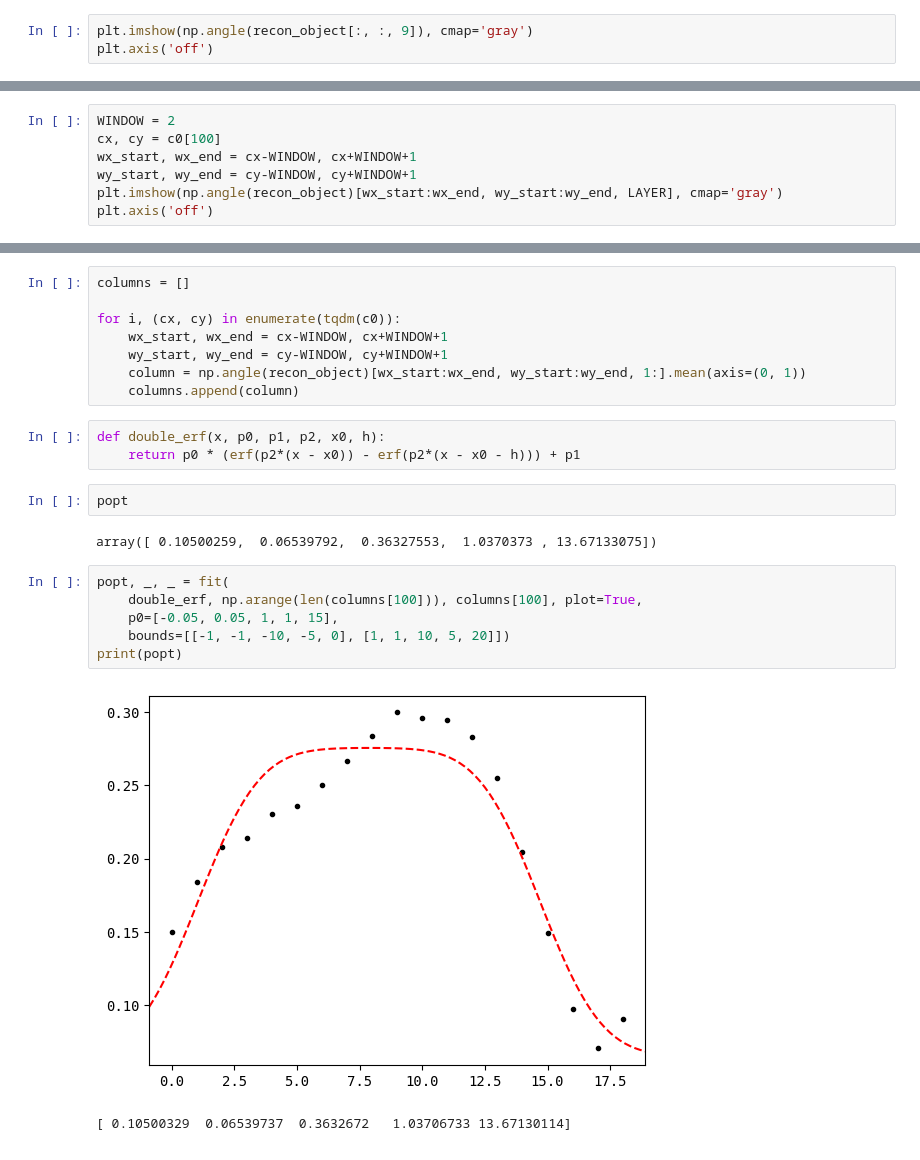
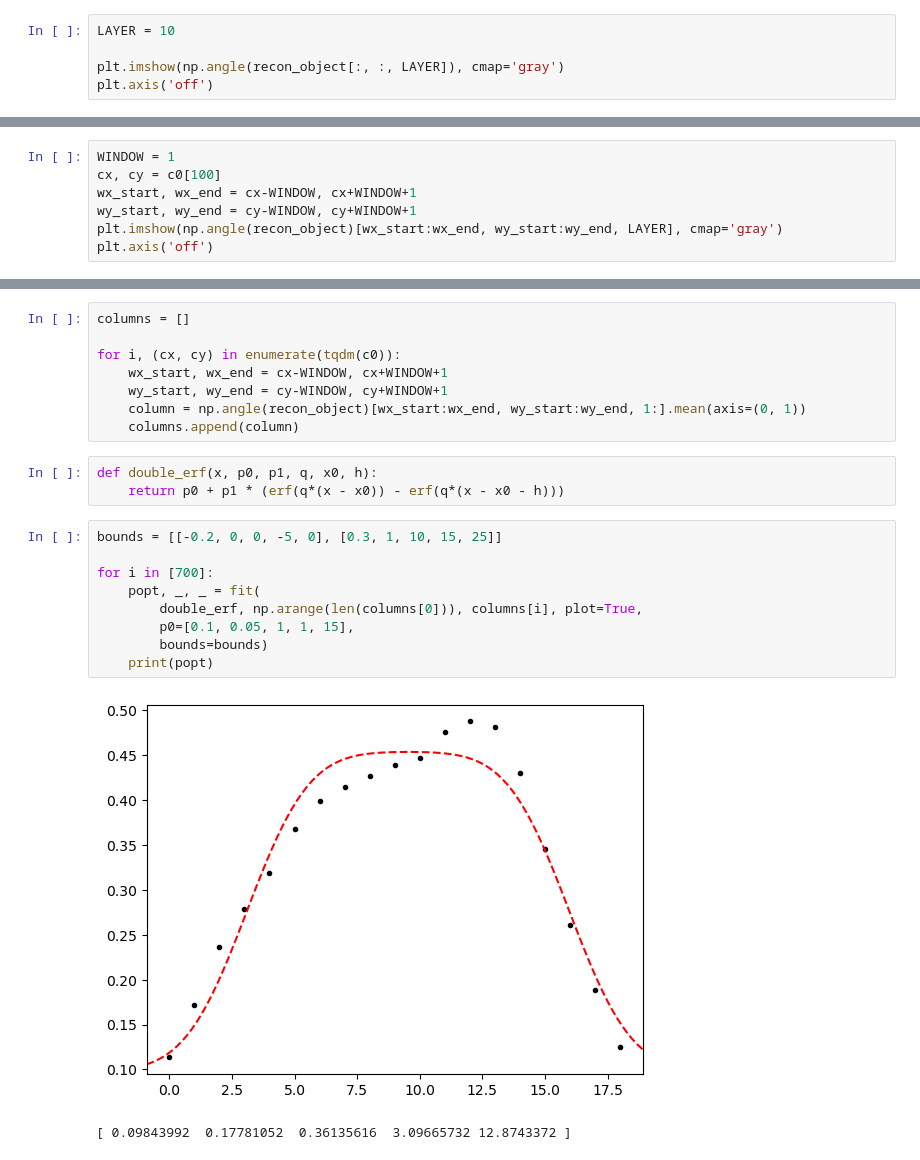
Before and after one commit to c-sooyoung/lemon-sandbox, a Jupyter notebook: 260721-atomic-column-thickness/260721.ipynb, the cells around one changed output, grey strips where cells are left out. Drawn from its saved outputs; the diff is of its cells as text.

```diff
--- a/260721-atomic-column-thickness/260721.ipynb
+++ b/260721-atomic-column-thickness/260721.ipynb
@@ -55,5 +49,7 @@ recon_object = target['object'][roix, roiy]
 # %%
-plt.imshow(np.angle(recon_object[:, :, 9]), cmap='gray')
+LAYER = 10
+
+plt.imshow(np.angle(recon_object[:, :, LAYER]), cmap='gray')
 plt.axis('off')
 # %% [output]
 (np.float64(-0.5), np.float64(572.5), np.float64(572.5), np.float64(-0.5))
@@ -102,7 +96,7 @@ print(f'{c0.shape[0]} columns found')
 # plt.show()
 # print(f'Refined columns')
 # %%
-WINDOW = 2
+WINDOW = 1
 cx, cy = c0[100]
 wx_start, wx_end = cx-WINDOW, cx+WINDOW+1
 wy_start, wy_end = cy-WINDOW, cy+WINDOW+1
@@ -119,22 +113,21 @@ for i, (cx, cy) in enumerate(tqdm(c0)):
     wy_start, wy_end = cy-WINDOW, cy+WINDOW+1
     column = np.angle(recon_object)[wx_start:wx_end, wy_start:wy_end, 1:].mean(axis=(0, 1))
     columns.append(column)
-# %%
-def double_erf(x, p0, p1, p2, x0, h):
-    return p0 * (erf(p2*(x - x0)) - erf(p2*(x - x0 - h))) + p1
-# %%
-popt
-# %% [output]
-array([ 0.10500259,  0.06539792,  0.36327553,  1.0370373 , 13.67133075])
+# %%
+def double_erf(x, p0, p1, q, x0, h):
+    return p0 + p1 * (erf(q*(x - x0)) - erf(q*(x - x0 - h)))
 # %%
-popt, _, _ = fit(
-    double_erf, np.arange(len(columns[100])), columns[100], plot=True,
-    p0=[-0.05, 0.05, 1, 1, 15],
-    bounds=[[-1, -1, -10, -5, 0], [1, 1, 10, 5, 20]])
-print(popt)
+bounds = [[-0.2, 0, 0, -5, 0], [0.3, 1, 10, 15, 25]]
+
+for i in [700]:
+    popt, _, _ = fit(
+        double_erf, np.arange(len(columns[0])), columns[i], plot=True,
+        p0=[0.1, 0.05, 1, 1, 15],
+        bounds=bounds)
+    print(popt)
 # %% [output]
-[figure, old version]
+[figure, new version]
-[ 0.10500329  0.06539737  0.3632672   1.03706733 13.67130114]
+[ 0.09843992  0.17781052  0.36135616  3.09665732 12.8743372 ]
 # %%
 heights = []
 heights_error = []
```
Also changed, not shown: parts of 9 cells of this notebook.
